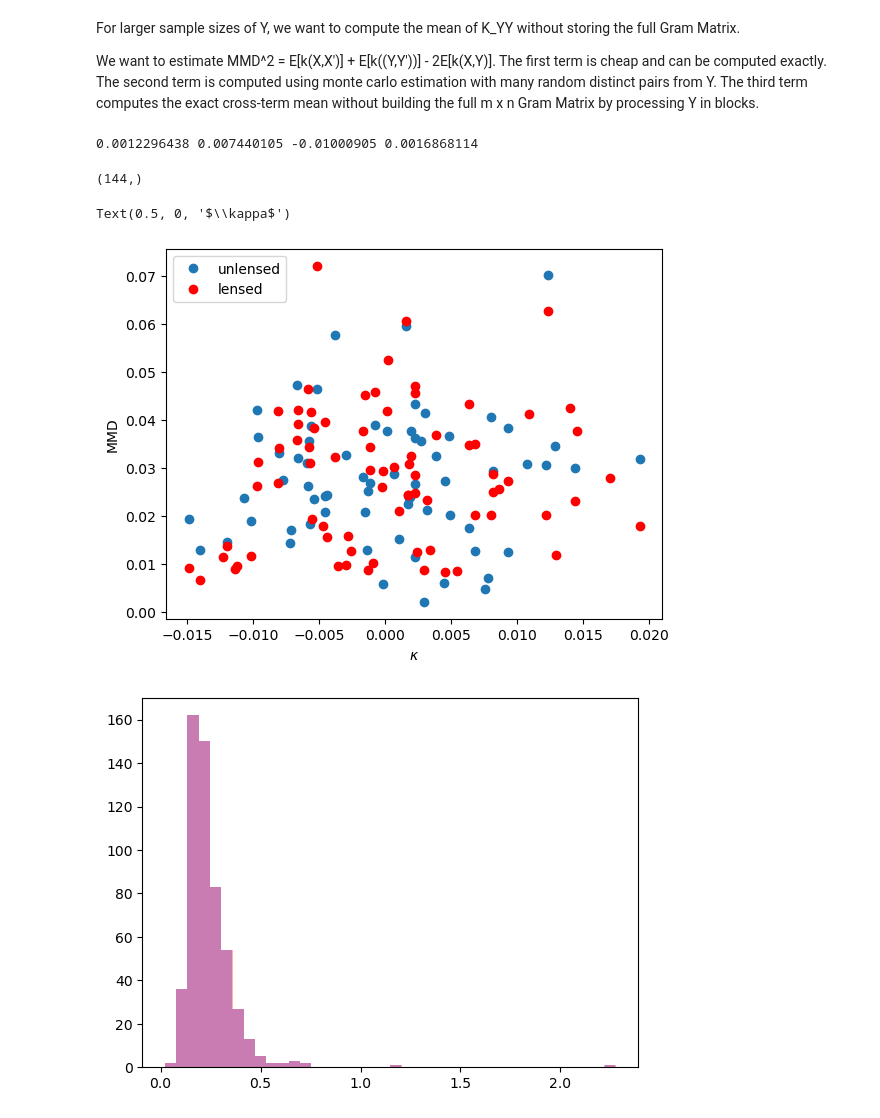
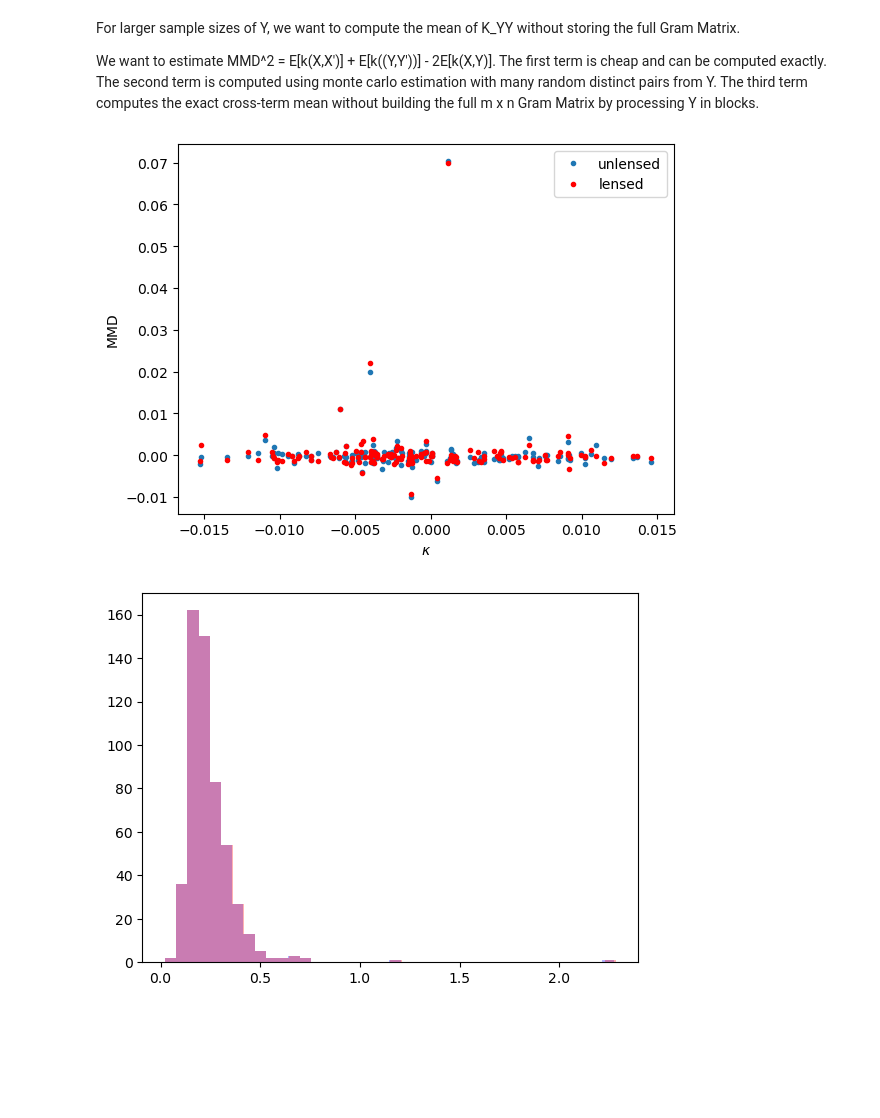
Before and after one commit to santiagobrunner/Weak-Lensing, a Jupyter notebook: MMD_approxiamtion.ipynb, the cells around one changed output. Drawn from its saved outputs; the diff is of its cells as text; code cells hidden in the pictures; blank space fills up the shorter version.

```diff
--- a/MMD_approxiamtion.ipynb
+++ b/MMD_approxiamtion.ipynb
@@ -31,11 +61,22 @@ sizes_in_arcsec = catalogue['r50'] * pixscale   # arcsec
 # %%
 # Convert galaxy coordinates to HEALPix pixel indices
-galaxy_pix = hp.ang2pix(nside, np.radians(catalogue['ra']), np.radians(catalogue['dec']))
+galaxy_pix = hp.ang2pix(nside, np.deg2rad(catalogue['ra']), np.deg2rad(catalogue['dec']))
 galaxy_pix_unique, galaxy_pix_counts = np.unique(galaxy_pix, return_counts=True)
-
+print("Galaxy pixels:",galaxy_pix, "   Length of Galaxy pixels(should match nr. of galaxies):", len(galaxy_pix))
 n_pixels = hp.nside2npix(nside)
 print("Total number of galaxies:", len(catalogue))
 print("Total number of pixels:", n_pixels)
 print("Number of unique pixels with galaxies:", len(galaxy_pix_unique))
 print("Max number of galaxies in a pixel:", np.max(galaxy_pix_counts))
+print('-'*30)
+
+
+# galaxy_pix1000= hp.ang2pix(nside, catalogue1000['ra'], catalogue1000['dec'], lonlat=True)
+# galaxy_pix1000_unique, galaxy_pix1000_counts = np.unique(galaxy_pix1000, return_counts=True)
+# print("Galaxy pixels:",galaxy_pix1000, "   Length of Galaxy pixels(should match nr. of galaxies):", len(galaxy_pix1000))
+# print("Total number of galaxies:", len(catalogue1000))
+# print("Total number of pixels:", n_pixels)
+# print("Number of unique pixels with galaxies:", len(galaxy_pix1000_unique))
+# print("Max number of galaxies in a pixel:", np.max(galaxy_pix1000_counts))
+# print('-'*30)
 # %% [output]
@@ -386,14 +327,3 @@ def mmd_polynomial(X, Y, degree=3, gamma=None, coef0=1, chunk_size=5000):
-# %%
-sigma = sigma_median(X, Y)
-# mmd2_biased_fast(X, Y,sigma=sigma)
-gamma = 1.0/ (2.0 * sigma**2)
-mmd_rbf_value = mmd_rbf(X, Y, gamma,)
-mmd_linear_value = mmd_linear(X,Y)
-mmd_pol_value = mmd_polynomial(X,Y, degree=4)
-mmd_rdbf_gpt = mmd2_biased_fast(X,Y, sigma)
-print(mmd_rbf_value, mmd_linear_value, mmd_pol_value, mmd_rdbf_gpt)
-# %% [output]
-0.0012296438 0.007440105 -0.01000905 0.0016868114
 # %%
 MMDs = []
 pixels = []
@@ -445,27 +418,23 @@ def get_MMDs(size_distr, galaxy_pixels, n_gal=100, nside=64):
 # %%
-
-# print(catalogue2['pixel'])
-# print(kappamap[catalogue2['pixel']])  # kappa experienced by each galaxy
-
 intrinsic_sizes = sizes_in_arcsec
 observed_sizes = intrinsic_sizes*(1+ kappamap[catalogue2['pixel']])
 
-MMDs_unlensed, pixels_unlensed = get_MMDs(intrinsic_sizes, catalogue2['pixel'])
-MMDs_lensed, pixels_lensed = get_MMDs(observed_sizes, catalogue2['pixel'])
+#Fix sigma globally if not provided
+Y= intrinsic_sizes.reshape(-1,1)
+sigma = sigma_median_pairs(Y)
+
+MMDs_unlensed, pixels_unlensed = get_MMDs(intrinsic_sizes, catalogue2['pixel'], n_gal=10, sigma=sigma)
+MMDs_lensed, pixels_lensed = get_MMDs(observed_sizes, catalogue2['pixel'], n_gal=10, sigma=sigma)
-# %%
-MMDs_unlensed.shape
-# %% [output]
-(144,)
 # %%
 plt.figure()
-plt.plot(kappamap[pixels_unlensed], MMDs_unlensed,  'o', label='unlensed')
-plt.plot(kappamap[pixels_lensed], MMDs_lensed,  'o', color='r', label='lensed')
+plt.plot(kappamap[pixels_unlensed], MMDs_unlensed,  '.', label='unlensed')
+plt.plot(kappamap[pixels_lensed], MMDs_lensed,  '.', color='r', label='lensed')
 plt.legend()
 plt.ylabel('MMD')
 plt.xlabel(r'$\kappa$')
+plt.show()
 # %% [output]
-Text(0.5, 0, '$\\kappa$')
-[figure, old version]
+[figure, new version]
 # %%
 plt.figure()
 plt.hist(intrinsic_sizes[catalogue2['pixel']==23999], bins=40, alpha=0.3, color='b')
```
Also changed, not shown: parts of 32 cells of this notebook, 5 other files.
